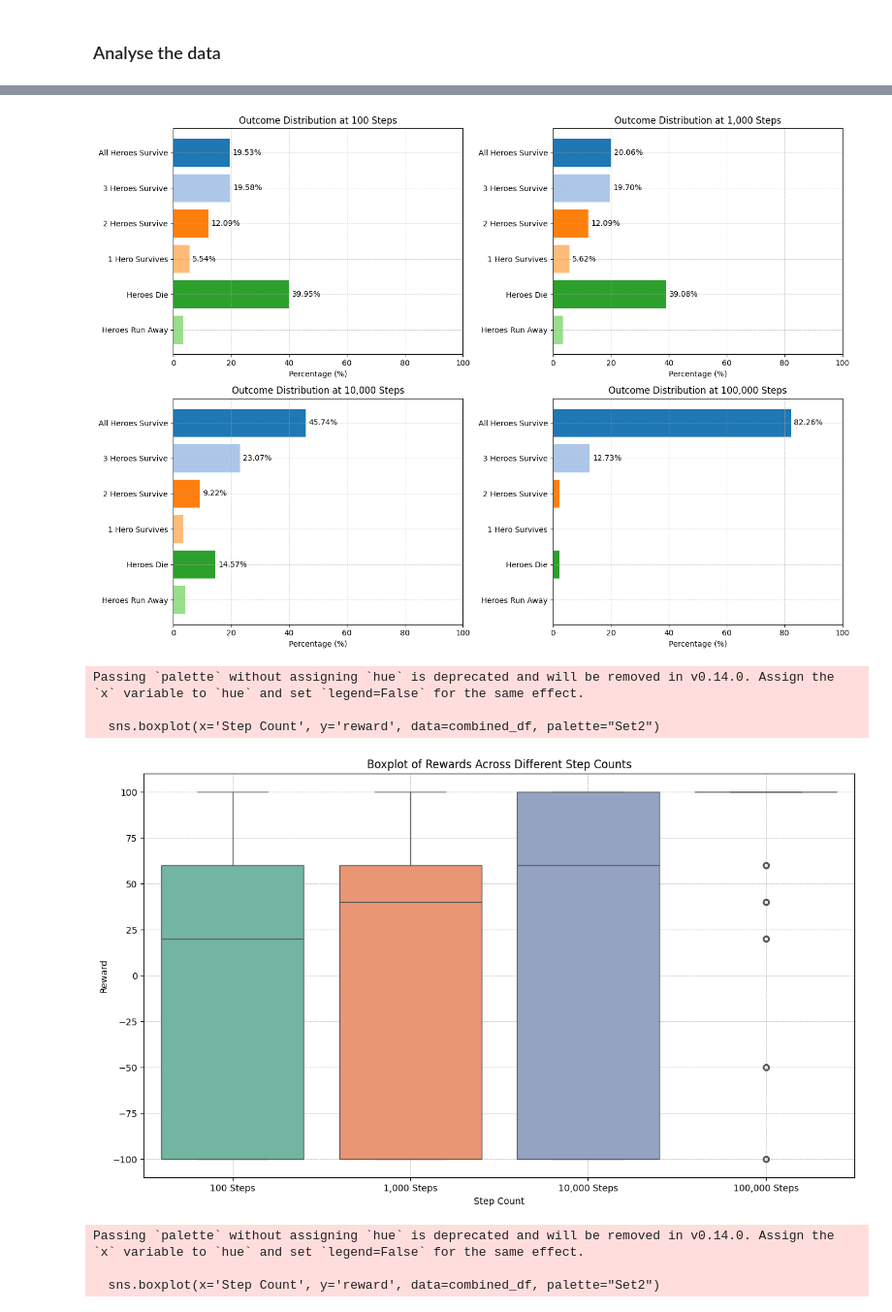
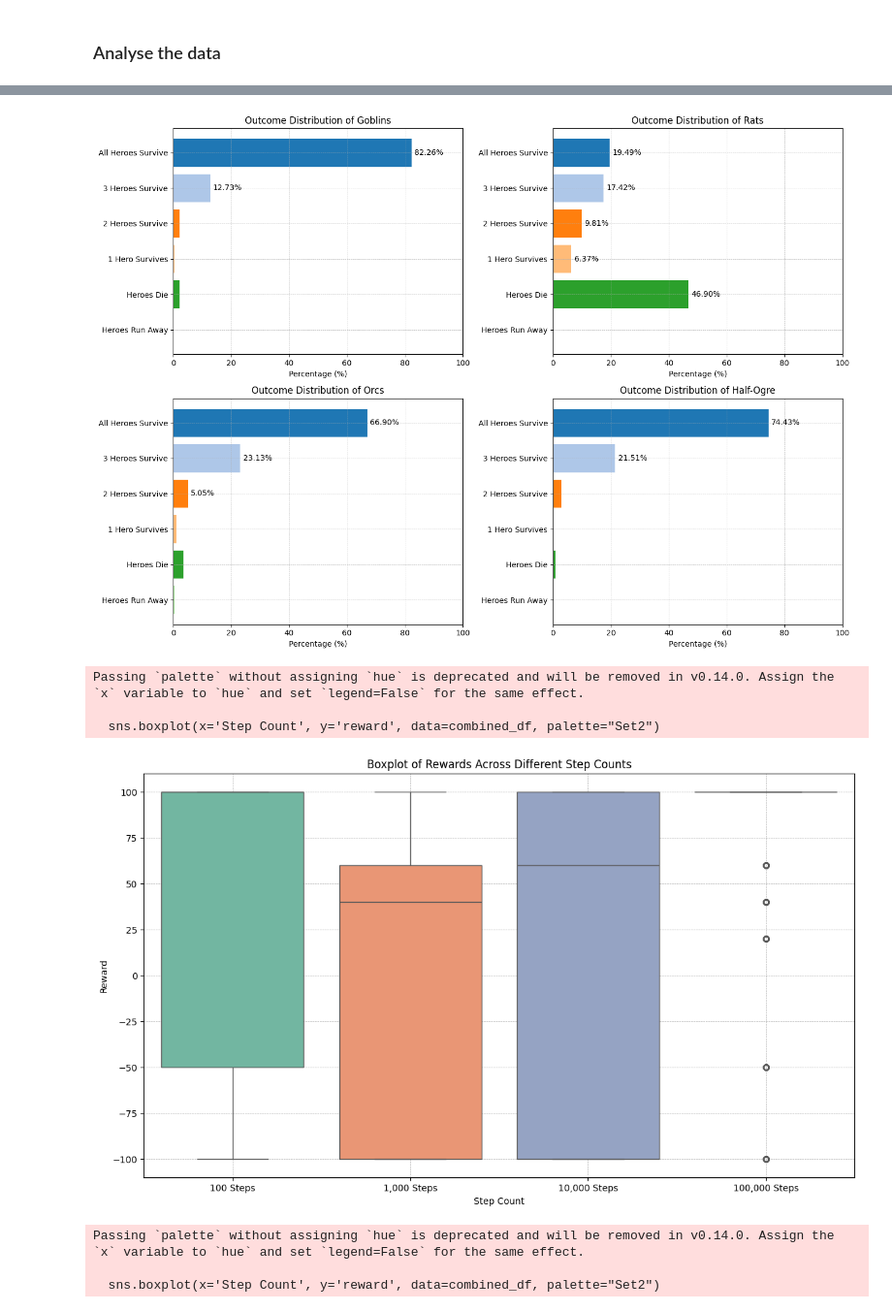
Before and after one commit to W0M34T/master_project, a Jupyter notebook: ma.ipynb, the cells around one changed output, grey strips where cells are left out. Shown at 97% size. Drawn from its saved outputs; the diff is of its cells as text; code cells hidden in the pictures.

```diff
--- a/ma.ipynb
+++ b/ma.ipynb
@@ -256,6 +256,12 @@ data_100 = pd.read_csv('data/marl_100.csv')
 data_1000 = pd.read_csv('data/marl_1_000.csv')
 data_10000 = pd.read_csv('data/marl_10_000.csv')
 data_100000 = pd.read_csv('data/marl_100_000.csv')
+
+# Load the data for each class
+data_10000 = pd.read_csv('data/marl_orcs2.csv')
+data_100 = pd.read_csv('data/marl_100_000.csv')
+data_1000 = pd.read_csv('data/marl_rats.csv')
+data_100000 = pd.read_csv('data/marl_ogre.csv')
 
 # Function to calculate outcome percentages
 def calculate_outcomes(data):
@@ -275,10 +281,10 @@ outcomes_100000 = calculate_outcomes(data_100000)
 
 # Combine data into a dictionary
 data = {
-    "100 Steps": outcomes_100,
-    "1,000 Steps": outcomes_1000,
-    "10,000 Steps": outcomes_10000,
-    "100,000 Steps": outcomes_100000
+    "Goblins": outcomes_100,
+    "Rats": outcomes_1000,
+    "Orcs": outcomes_10000,
+    "Half-Ogre": outcomes_100000
 }
 
 # List of outcomes corresponding to the calculated values
@@ -300,7 +306,7 @@ colors = plt.cm.tab20.colors
 for i, (steps, percentages) in enumerate(data.items()):
     ax = axs[i]
     ax.barh(outcomes, percentages, color=colors[:len(outcomes)])
-    ax.set_title(f"Outcome Distribution at {steps}")
+    ax.set_title(f"Outcome Distribution of {steps}")
     ax.set_xlim(0, 100)  # Set x-axis limit to 100% for consistency
     ax.set_xlabel("Percentage (%)")
     ax.invert_yaxis()  # Invert y-axis for better readability
@@ -317,7 +323,7 @@ plt.tight_layout()
 # Show plot
 plt.show()
 # %% [output]
-[figure, old version]
+[figure, new version]
 # %%
 import pandas as pd
 import seaborn as sns
@@ -326,35 +332,35 @@ import numpy as np
 
 # Define file paths (replace with your actual file paths)
 files = {
-    '100 Steps': 'data/sarl_100.csv',
+    '100 Steps': 'data/no_agent.csv',
     '1,000 Steps': 'data/sarl_1_000.csv',
     '10,000 Steps': 'data/sarl_10_000.csv',
     '100,000 Steps': 'data/sarl_100_000.csv'
 }
 
 # Read the data and append step count information
 dataframes = []
 for label, file_path in files.items():
     df = pd.read_csv(file_path)
     df['Step Count'] = label
     dataframes.append(df)
 
 # Concatenate all DataFrames
 combined_df = pd.concat(dataframes, ignore_index=True)
 
 # Create the boxplot
 plt.figure(figsize=(14, 8))
 sns.boxplot(x='Step Count', y='reward', data=combined_df, palette="Set2")
 plt.title('Boxplot of Rewards Across Different Step Counts')
 plt.xlabel('Step Count')
 plt.ylabel('Reward')
 plt.grid(True, linestyle='--', linewidth=0.5)
 plt.show()
 # %% [output]
 Passing `palette` without assigning `hue` is deprecated and will be removed in v0.14.0. Assign the `x` variable to `hue` and set `legend=False` for the same effect.
 
   sns.boxplot(x='Step Count', y='reward', data=combined_df, palette="Set2")
-[figure, old version]
+[figure, new version]
 # %%
 import pandas as pd
 import seaborn as sns
```
Also changed, not shown: parts of 9 cells of this notebook, 30 other files.
